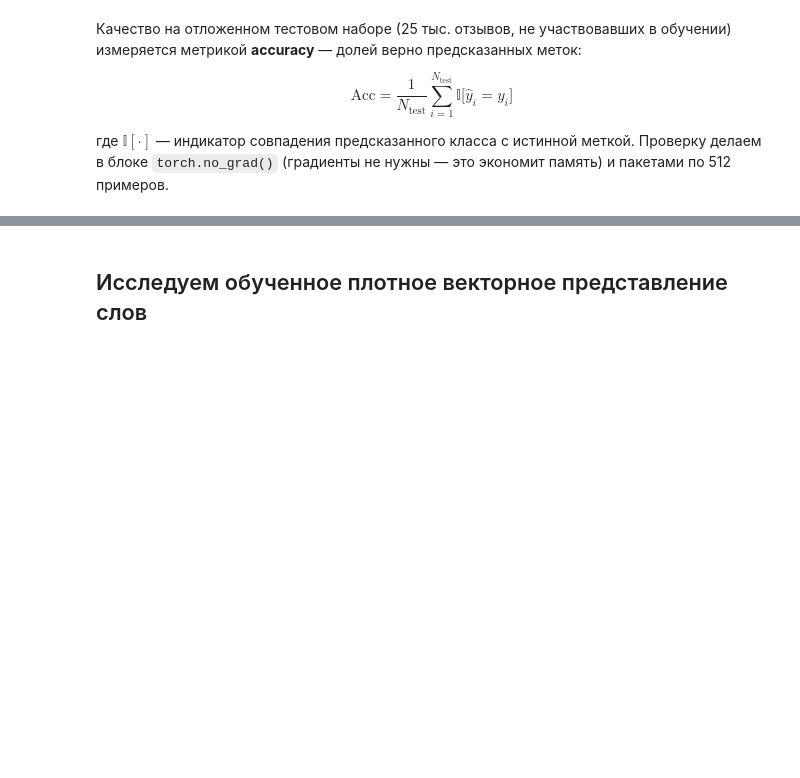
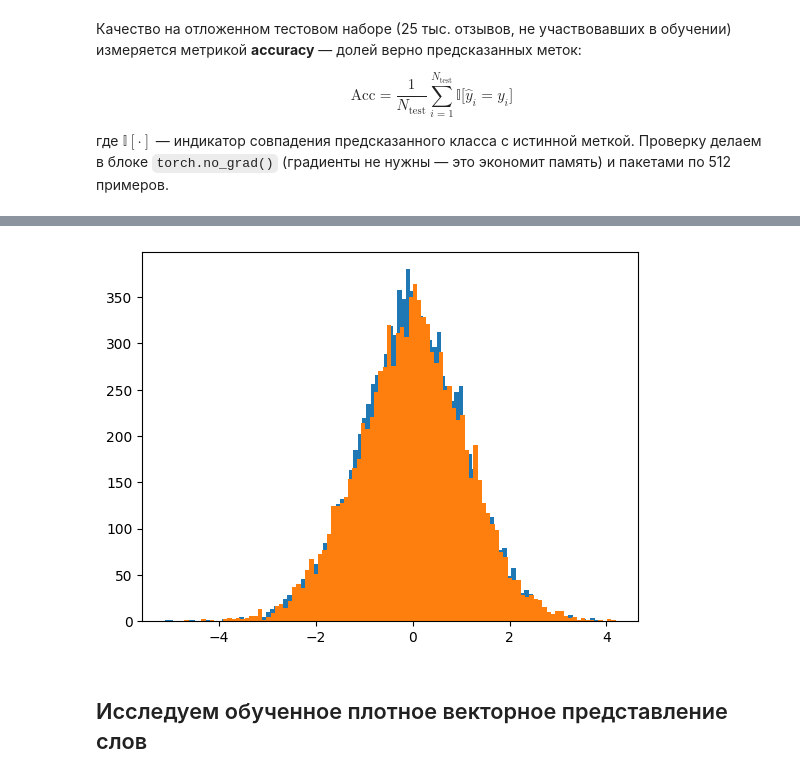
Before and after one commit to kirilman/dlpython_course, a Jupyter notebook: 05_text_processing/imdb_embedding_visualization_pytorch.ipynb, the cells around one changed output, grey strips where cells are left out. Drawn from its saved outputs; the diff is of its cells as text; code cells hidden in the pictures; blank space fills up the shorter version.

```diff
--- a/05_text_processing/imdb_embedding_visualization_pytorch.ipynb
+++ b/05_text_processing/imdb_embedding_visualization_pytorch.ipynb
@@ -256,7 +292,7 @@ $$ \theta_t = \theta_{t-1} - \alpha \cdot \frac{\hat{m}_t}{\sqrt{\hat{v}_t} + \v
 
 Обучение идёт по **мини-пакетам**: за шаг градиент считается по 128 рецензиям, а не по всей выборке (это быстрее и устойчивее). Отдельно на 10% обучающих примеров (переменная `val_idx`) измеряется точность во время обучения — так видно, не переобучается ли сеть. Схема: обучение (`model.train`, включён dropout) → проверка (`model.eval`, dropout выключен, градиенты не считаются).
 # %%
-epochs = 15
+epochs = 50
 batch_size = 128
 
 # Отделяем 10% обучающих данных для проверки во время обучения
@@ -335,3 +395,9 @@ scores
+# %%
+w2 = list(model[0].parameters())[0].detach().cpu().numpy()
+plt.hist(w2[:,0],100);
+plt.hist(w2[:,1],100);
+# %% [output]
+[figure, added]
 # %% [markdown]
 ## Исследуем обученное плотное векторное представление слов
 # %% [markdown]
```
Also changed, not shown: parts of 35 cells of this notebook.
